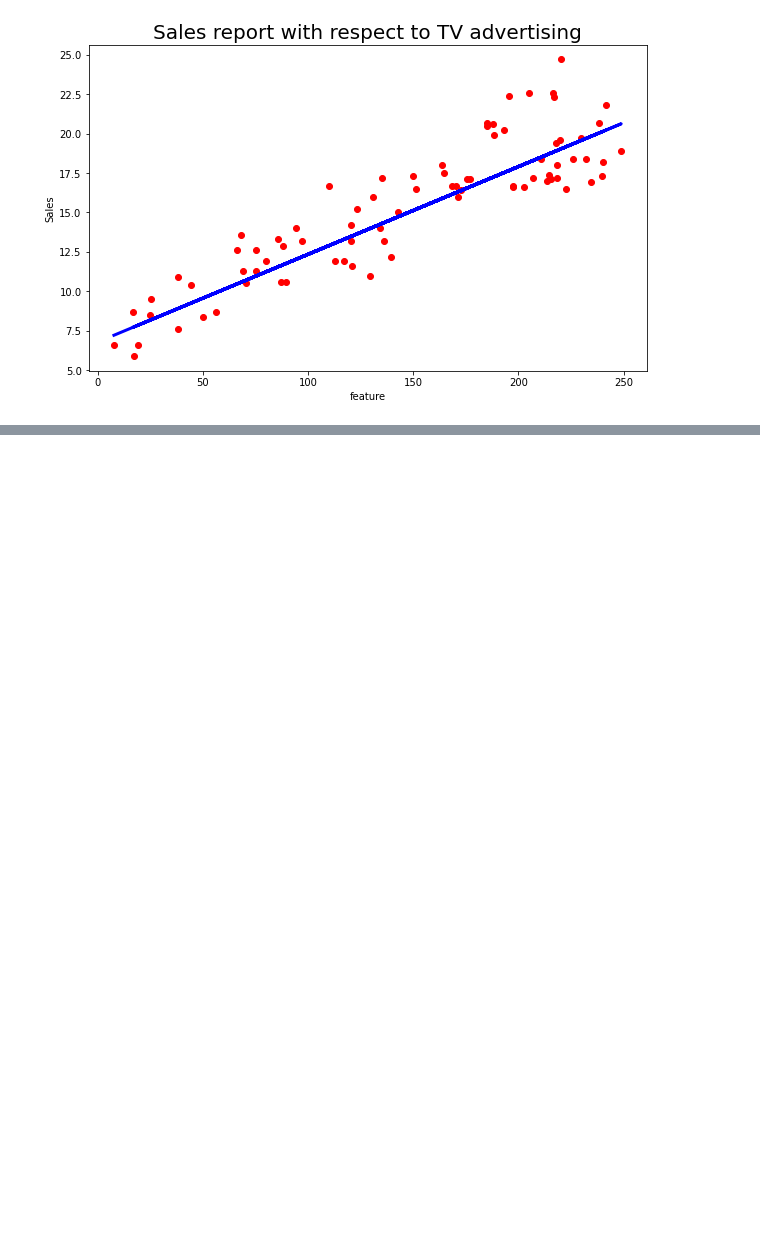
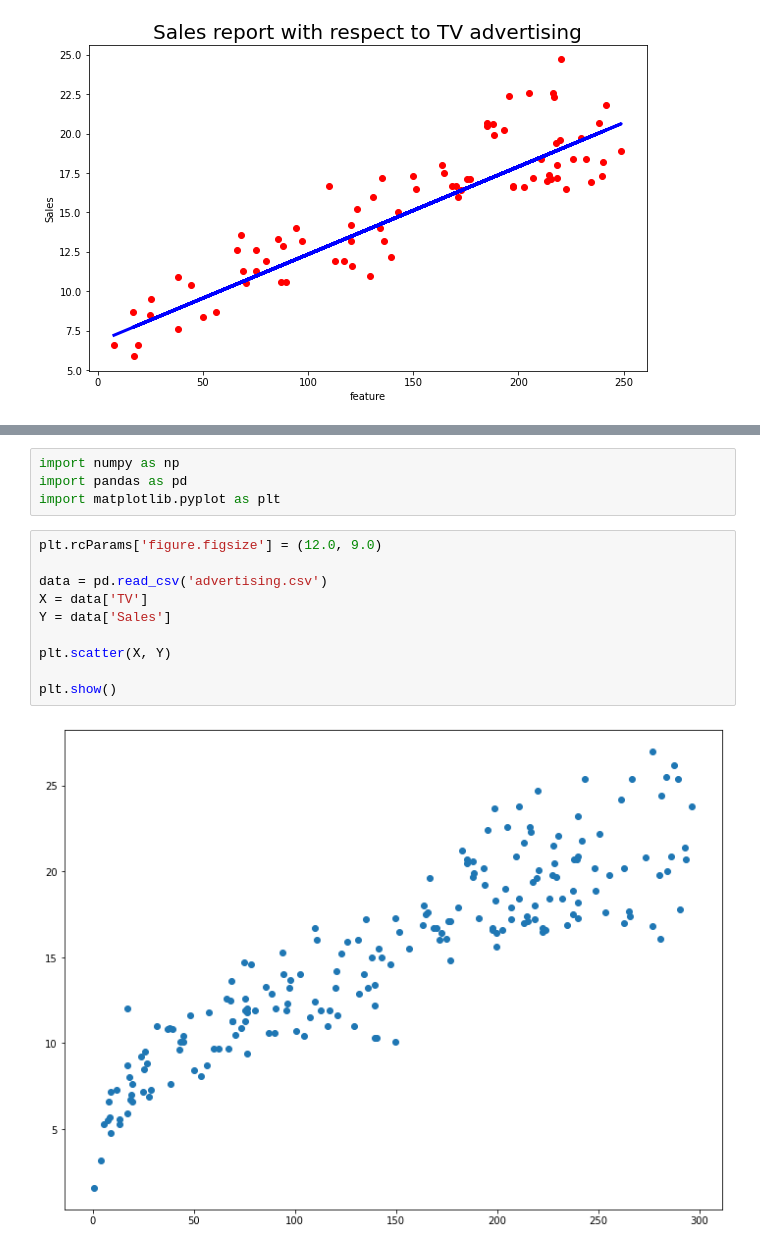
Before and after one commit to Priyanshu-PM/TE-IT-Labs, a Jupyter notebook: ML/ML_problemStatements/Regression/Advertising/notebook.ipynb, the cells around one changed output, grey strips where cells are left out. Saved outputs shown, nothing was run; the diff lists cells and outputs as text; blank space fills up the shorter version.

```diff
--- a/ML/ML_problemStatements/Regression/Advertising/notebook.ipynb
+++ b/ML/ML_problemStatements/Regression/Advertising/notebook.ipynb
@@ -68,0 +112,16 @@ plt.show()
+# %%
+import numpy as np
+import pandas as pd
+import matplotlib.pyplot as plt
+# %%
+plt.rcParams['figure.figsize'] = (12.0, 9.0)
+
+data = pd.read_csv('advertising.csv')
+X = data['TV']
+Y = data['Sales']
+
+plt.scatter(X, Y)
+
+plt.show()
+# %% [output]
+[figure, added]
```
Also changed, not shown: parts of 4 cells of this notebook, 3 other files.
